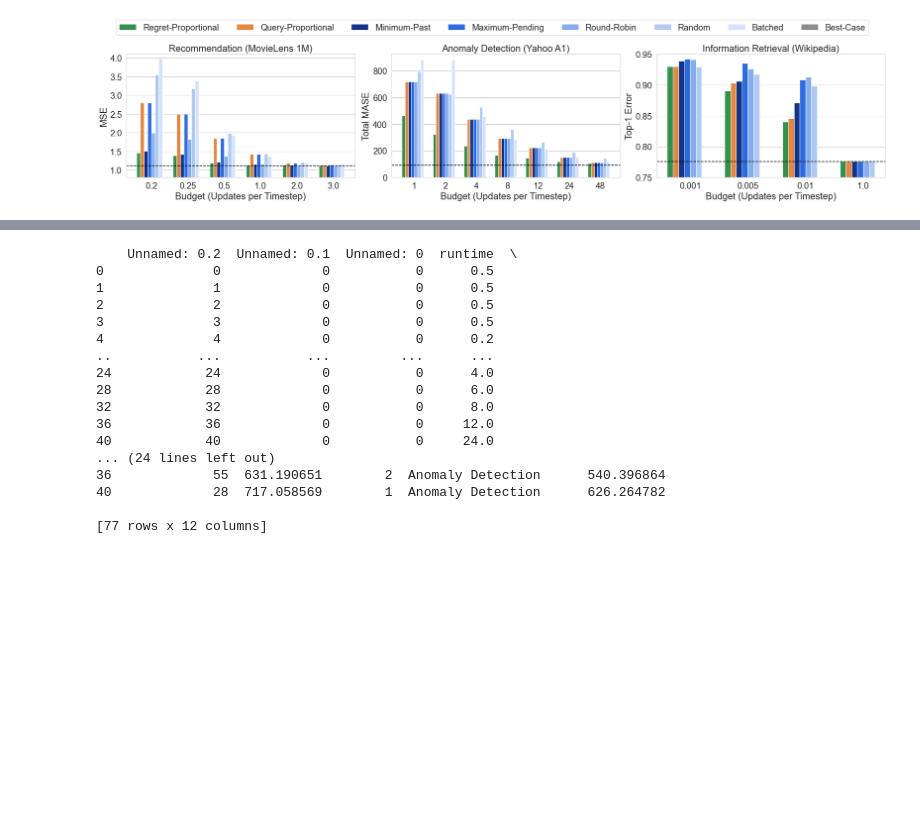
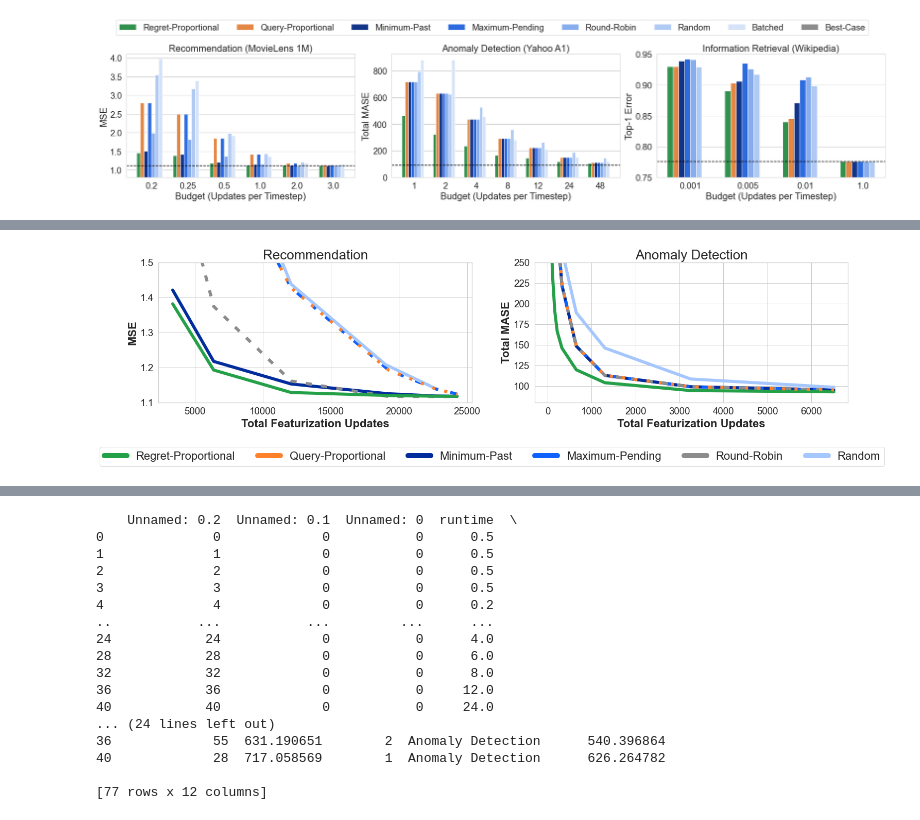
Before and after one commit to feature-store/experiments, a Jupyter notebook: nb/plots.ipynb, the cells around one changed output, grey strips where cells are left out. Saved outputs shown, nothing was run; the diff lists cells and outputs as text; code cells hidden in the pictures; blank space fills up the shorter version.

```diff
--- a/nb/plots.ipynb
+++ b/nb/plots.ipynb
@@ -317,0 +334,61 @@ fig.savefig('../data/plots/line_all.pdf', dpi=300, bbox_inches = "tight")
+# %%
+fig, axes = plt.subplots(1, 2, figsize=(24,5))
+linewidth = 6
+
+
+line_hue_order = ['Minimum-Past', "Maximum-Pending", "Round-Robin", "Random", 'Regret-Proportional', "Query-Proportional"]
+
+
+updates = [0.25, 0.5, 1, 2, 3, 4, 6]
+g0 = sns.lineplot(data=als_df[als_df.updates.isin(updates)], x="total_updates", y="error", hue="policy", ax=axes[0], palette=hue_colors, linewidth=linewidth, hue_order=line_hue_order)
+axes[0].set(title="Recommendation", xlabel="Total Featurization Updates",  ylabel="MSE", ylim=(1.1, 1.5))
+axes[0].set_xlabel("Total Featurization Updates", fontsize=22, fontweight="bold")
+axes[0].set_ylabel("MSE", fontsize=22, fontweight="bold")
+axes[0].set_title("Recommendation", fontsize=26)
+#g0.axline((5000, als_upper_bound), (1, als_upper_bound), color='grey') #, linestyle="--")
+#g0.axline((5000, als_lower_bound), (1, als_lower_bound), color='black', linestyle="--")
+g0.legend_.remove()
+
+updates = [1, 2, 3, 4, 6, 8, 12, 24, 48, 120, 240]
+g1 = sns.lineplot(data=stl_df[stl_df.updates.isin(updates)].reset_index(), x="total_updates", y="error", hue="policy", ax=axes[1], palette=hue_colors, linewidth=linewidth, hue_order=line_hue_order)
+axes[1].set(title="Anomaly Detection", xlabel="Total Featurization Updates",  ylabel="Total MASE", ylim=(80, 250))
+axes[1].set_xlabel("Total Featurization Updates", fontsize=22, fontweight="bold")
+axes[1].set_ylabel("Total MASE", fontsize=22, fontweight="bold")
+axes[1].set_title("Anomaly Detection", fontsize=26)
+#g1.axline((0, stl_upper_bound), (0.1, stl_upper_bound), color='grey') #, linestyle="--")
+#g1.axline((0, stl_lower_bound), (0.1, stl_lower_bound), color='grey') #, linestyle="--")
+g1.legend_.remove()
+
+
+handles, labels = axes[1].get_legend_handles_labels()
+order = [labels.index(hue_order[labels.index(l)]) for l in labels]
+leg = fig.legend([handles[idx] for idx in order],[labels[idx] for idx in order], fontsize=22, loc="lower center", ncol=len(labels), bbox_to_anchor=(0.5, -0.25))
+
+# set the linewidth of each legend object
+for legobj in leg.legendHandles:
+    legobj.set_linewidth(10.0)
+
+for i in range(len(line_hue_order)):
+    if line_hue_order[i] == "Round-Robin":
+        axes[0].lines[i].set_dashes((2, 3))
+        axes[1].lines[i].set_dashes((2, 3))
+    if line_hue_order[i] == "Query-Proportional":
+        axes[0].lines[i].set_dashes((1, 3))
+        axes[1].lines[i].set_dashes((1, 3))
+    if line_hue_order[i] == "Maximum-Pending":
+        axes[0].lines[i].set_dashes((2, 4))
+        axes[1].lines[i].set_dashes((2, 4))
+    #if line_hue_order[i] == "Minimum-Past":
+    #    axes[0].lines[i].set_dashes((3, 6))
+     #   axes[1].lines[i].set_dashes((3, 6))
+
+    #axes[1].lines[i].set_alpha(0.6)
+
+#fig.legend(handles, labels, bbox_to_anchor=(1.2, 0.8))
+#fig.legend(handles, labels, bbox_to_anchor=(1.15, 0.8))
+#fig.legend(handles, labels, loc="lower center", ncol=len(labels), bbox_to_anchor=(0.5, 1))
+#fig.tight_layout()
+
+fig.savefig('../data/plots/line_all_no_ir.pdf', dpi=300, bbox_inches = "tight")
+# %% [output]
+[figure, added]
```
Also changed, not shown: parts of 9 cells of this notebook, 3 other files.
